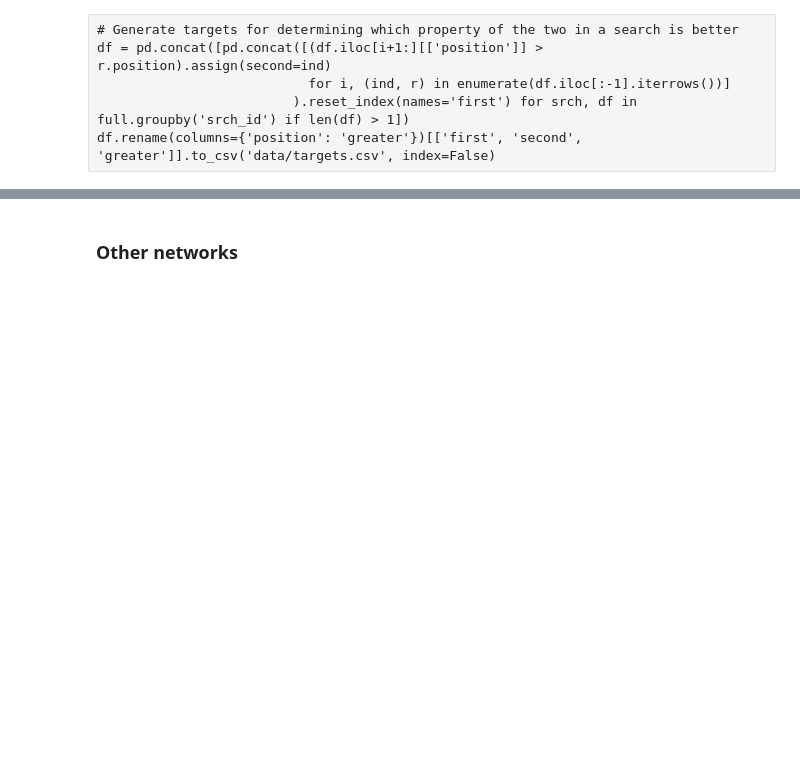
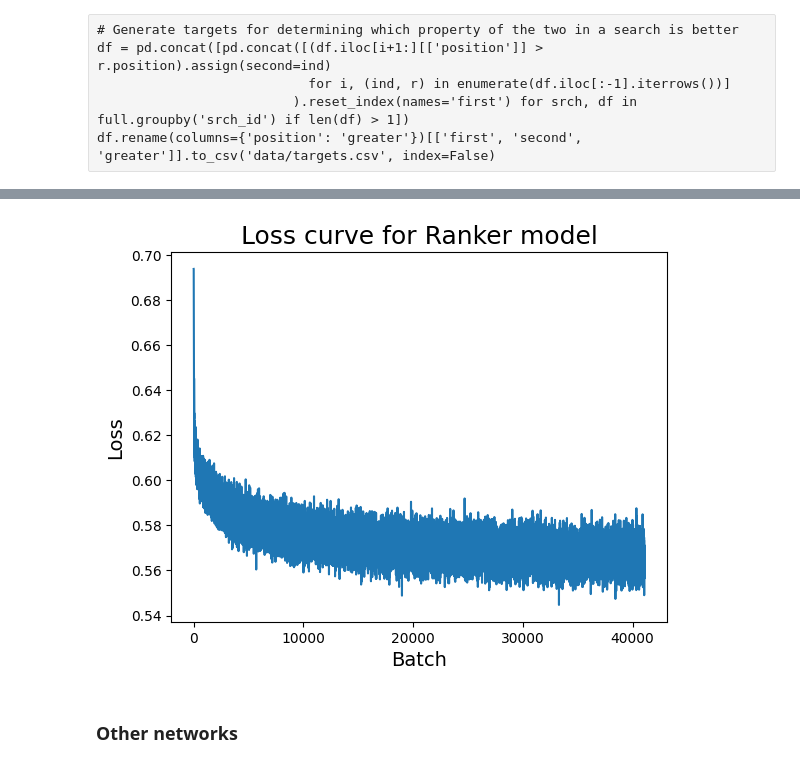
Before and after one commit to ChackMociute/Data-Mining-Techniques, a Jupyter notebook: Ass2/train.ipynb, the cells around one changed output, grey strips where cells are left out. Cells and saved outputs as stored; diff of their text form; code cells hidden in the pictures; blank space fills up the shorter version.

Commit message:
Trained final model

```diff
--- a/Ass2/train.ipynb
+++ b/Ass2/train.ipynb
@@ -379,23 +411,26 @@ r = Ranker().to('cuda')
 criterion = nn.BCELoss()
 optimizer = torch.optim.Adam([p for p in r.parameters() if p.requires_grad], lr=3e-4, weight_decay=1e-4)
 # %%
-data = DataLoader(pd.read_csv('data/targets.csv', index_col=False), 1024)
+data = DataLoader(pd.read_csv('data/targets.csv', index_col=False), 8192)
 # %%
 EPOCHS = 5
 
 losses = list()
 for e in range(EPOCHS):
-    r.train
+    r.train()
     data.shuffle()
     l = list()
-    for x in tqdm(data):
-        x = pipeline(full.loc[x[['first', 'second']].values.flatten()], enc, ret='numpy')[0].reshape(data.bs, 2, -1)
-        y = torch.tensor(data[0].greater, dtype=torch.float32, device='cuda')
+    for i, x in enumerate(tqdm(data)):
+        y = torch.tensor(x.greater.to_numpy(), dtype=torch.float32, device='cuda')
+        x = pipeline(full.loc[x[['first', 'second']].values.flatten()], enc, ret='numpy')[0].reshape(-1, 2, 220)
         optimizer.zero_grad()
         loss = criterion(r(x).flatten(), y)
         loss.backward()
         optimizer.step()
         l.append(loss.detach().cpu())
-        print(f"{sum(l)/len(l)}")
+        # if i % 30 == 0:
+        #     losses.extend(l)
+        #     print(f"{sum(l)/len(l)}")
+        #     l = list()
     losses.extend(l)
     print(f"Epoch {e}: {sum(l)/len(l)}")
@@ -401,0 +443,5 @@ for e in range(EPOCHS):
+# %%
+plot_loss(losses, 'Ranker', save='ranker')
+plt.show()
+# %% [output]
+[figure, added]
```
Also changed, not shown: parts of 4 cells of this notebook, 3 other files.
